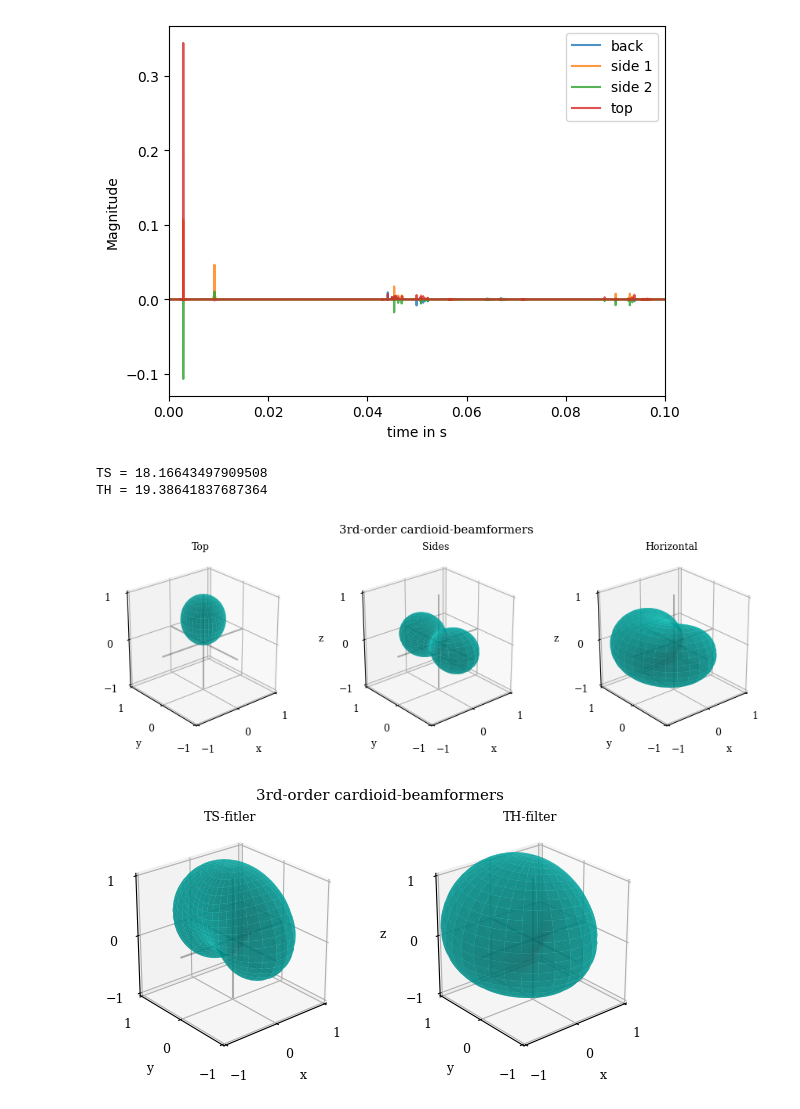
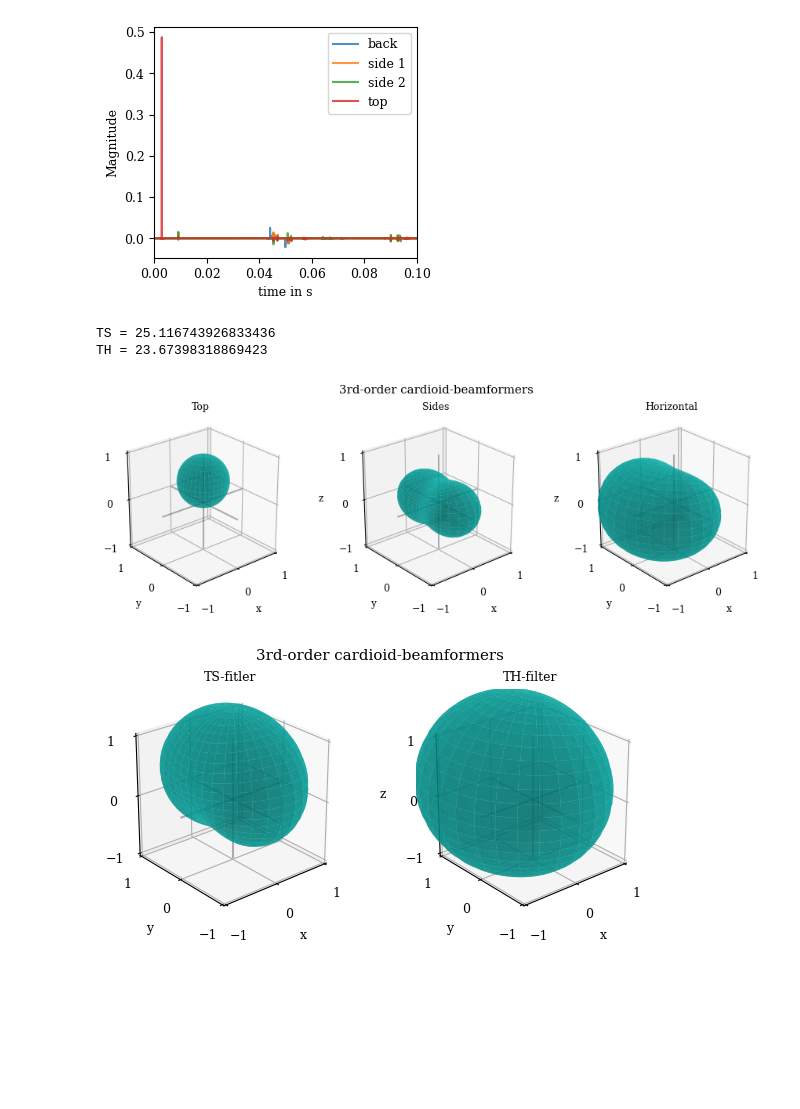
Before and after one commit to Floloffel/VAR-Project, a Jupyter notebook: Private testing/Avijah/beam_pattern.ipynb, the cells around one changed output. Drawn from its saved outputs; the diff is of its cells as text; code cells hidden in the pictures; blank space fills up the shorter version.

```diff
--- a/Private testing/Avijah/beam_pattern.ipynb
+++ b/Private testing/Avijah/beam_pattern.ipynb
@@ -9,7 +9,7 @@ import glob
 # INPUT
 
 # defining Parameters
-N_sph = 3 # Ambisonics order
+N_sph = 2 # Ambisonics order
 fs = 44100 #??
 
 # input signal
@@ -24,34 +24,34 @@ in_sig = in_sig[0:(N_sph+1)**2,:]
 # %%
 # defining steering directions of the beampattern
 vec = np.array([[0,0,1],[1,0,0],[0,-1,0],[0,1,0],[-1,0,0],[0,0,-1]]) #top, front, left, right, back, bottom
 
 # conversion of vec: [x,y,z] to dir: [azi, zen]
 dirs = spa.utils.vec2dir(vec)
 
 azi_steer = dirs[:,0]
 zen_steer = dirs[:,1]
 
-w_nm = spa.parsa.sh_beamformer_from_pattern('hypercardioid', N_sph,
+w_nm = spa.parsa.sh_beamformer_from_pattern('cardioid', N_sph,
                                           azi_steer, zen_steer)
 x_nm = in_sig
 y = spa.parsa.sh_beamform(w_nm, x_nm)
 
 t = np.arange(len(y[0,:]))/fs
 
 #back, left, right, top
 fig, ax = plt.subplots()
 ax.plot(t, y[4,:], label = 'back', alpha=0.8)
 ax.plot(t, y[2,:], label = 'side 1', alpha= 0.8)
 ax.plot(t, y[3,:], label = 'side 2', alpha=0.8)
 ax.plot(t, y[0,:], label = 'top', alpha=0.8)
 
 plt.xlim(0,0.1)
 plt.xlabel('time in s')
 plt.ylabel('Magnitude')
 plt.legend()
 plt.show()
 # %% [output]
-[figure, old version]
+[figure, new version]
 # %%
 # find sample with max amplitude for IR start
 #max_sample = np.max(in_sig, axis= 1)
@@ -90,8 +90,8 @@ print('TS = ' + str(TS))
 TH = 10*np.log10((top)**2/(left + right + back)**2)
 print('TH = ' + str(TH))
 # %% [output]
-TS = 18.16643497909508
-TH = 19.38641837687364
+TS = 25.116743926833436
+TH = 23.67398318869423
 # %%
 # Publication stuff
 default_figsize = (3.39, 3.0)
@@ -101,7 +101,7 @@ font = {'family' : 'serif',
 plt.rc('font', **font)
 plt.rcParams['axes.titlesize'] = 9
 
-N_sph = 3
+N_sph = 2
 shtype = 'real'
 
 ENREC = True  # amplitude or energy reconstruction
@@ -145,8 +145,8 @@ fig = spa.plot.sh_coeffs_subplot([w_nm_t, w_nm_s[0,:]+w_nm_s[1,:], w_nm_s[0,:]+w
 # plot for TS/TH-filter
 fig = spa.plot.sh_coeffs_subplot([w_nm_s[0,:]+w_nm_s[1,:]+w_nm_t, w_nm_s[0,:]+w_nm_s[1,:]+w_nm_b+w_nm_t], titles=["TS-fitler", "TH-filter"], cbar=False, title = '3rd-order cardioid-beamformers')
 # %% [output]
-[figure, old version]
+[figure, new version]
-[figure, old version]
+[figure, new version]
 # %%
 fig = plt.figure(figsize=(12,4))
 ax1 = fig.add_subplot(131, projection='3d')
```
Also changed, not shown: parts of 4 cells of this notebook.
